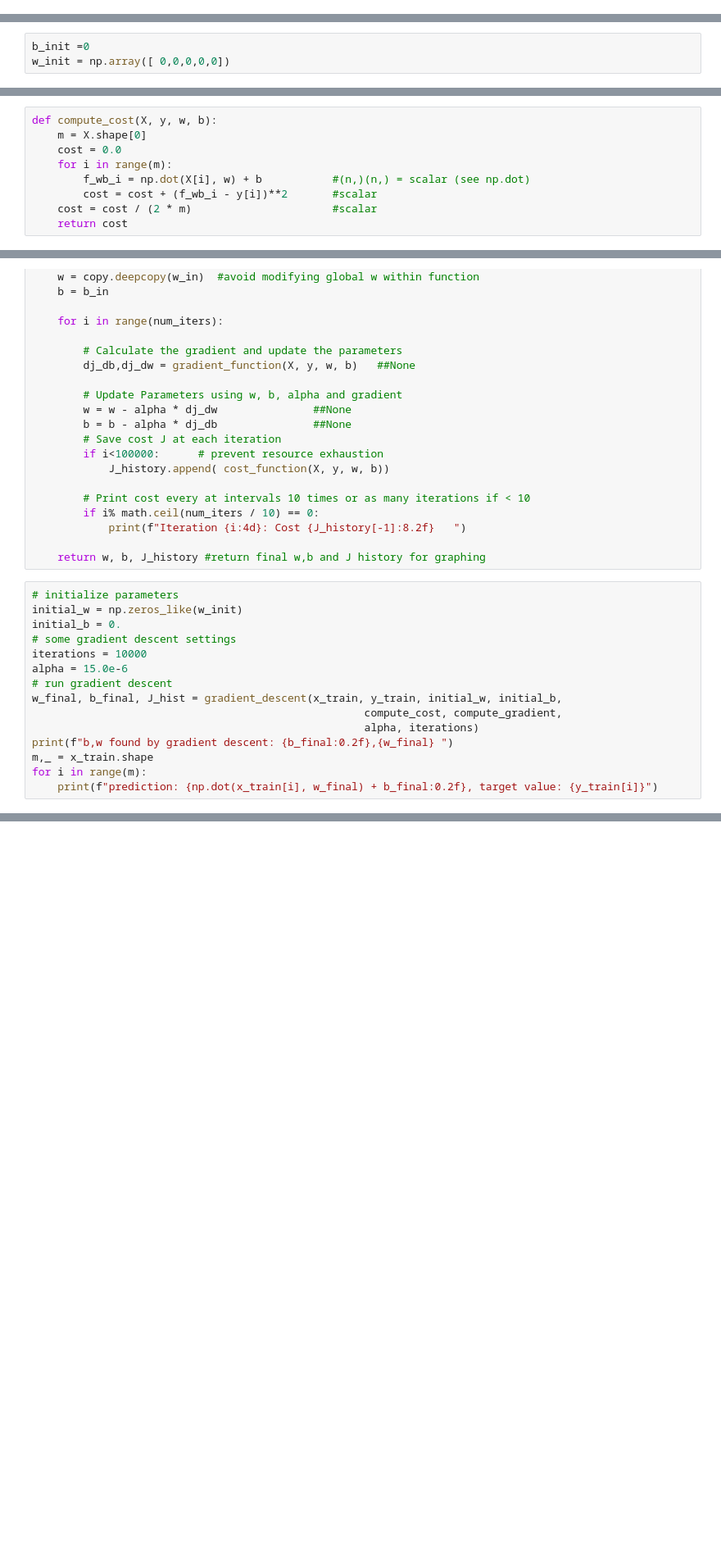
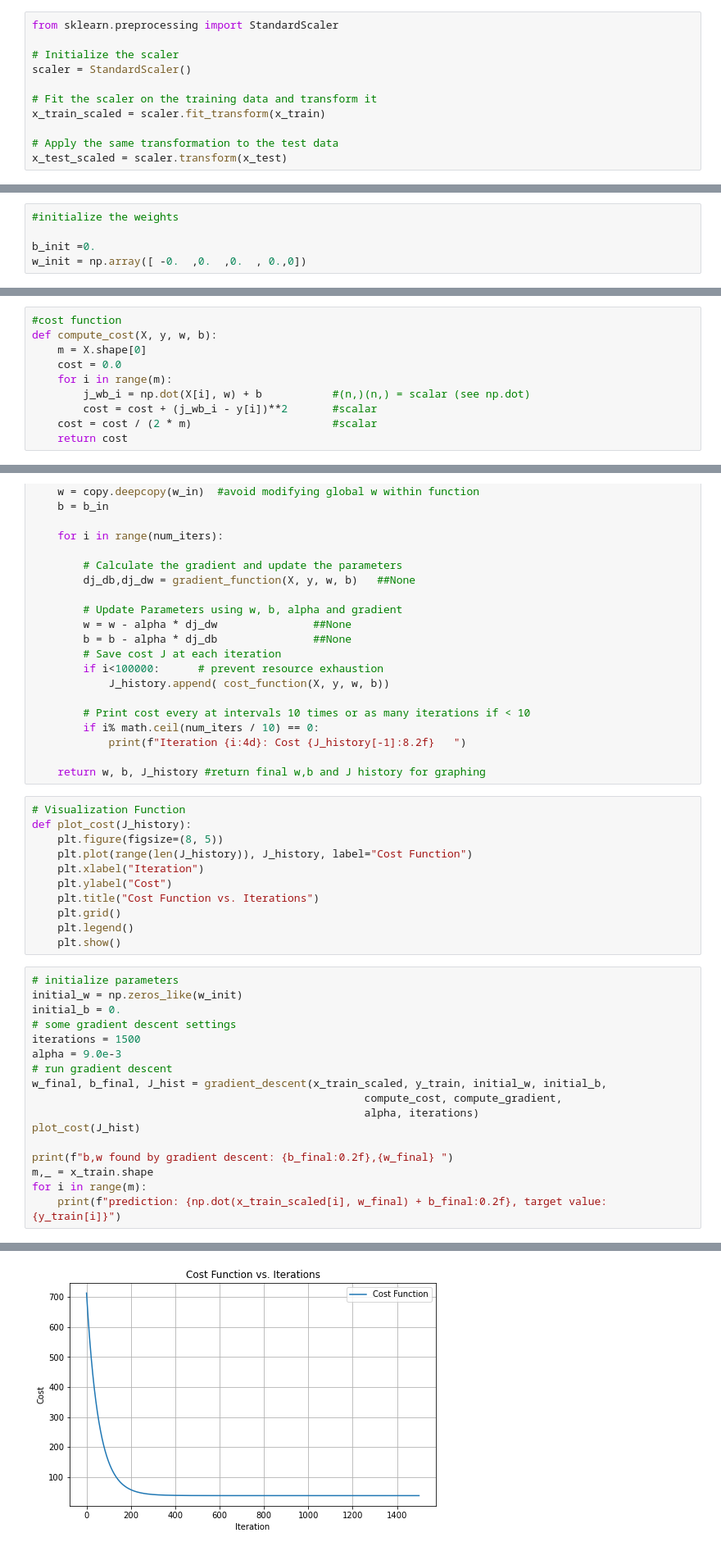
Before and after one commit to munsif-dev/Prediction-of-Concrete-Compressive-Strength, a Jupyter notebook: Concrete Compressive Strength/ML-Final-project.ipynb, the cells around one changed output, grey strips where cells are left out. Shown at 82% size. Saved outputs shown, nothing was run; the diff lists cells and outputs as text; blank space fills up the shorter version.

```diff
--- a/Concrete Compressive Strength/ML-Final-project.ipynb
+++ b/Concrete Compressive Strength/ML-Final-project.ipynb
@@ -232,6 +238,17 @@ There no missing values
 # %%
 from sklearn.model_selection import train_test_split
 x_train, x_test, y_train, y_test = train_test_split(x, y, test_size = 0.2, random_state = 42)
+# %%
+from sklearn.preprocessing import StandardScaler
+
+# Initialize the scaler
+scaler = StandardScaler()
+
+# Fit the scaler on the training data and transform it
+x_train_scaled = scaler.fit_transform(x_train)
+
+# Apply the same transformation to the test data
+x_test_scaled = scaler.transform(x_test)
 # %% [markdown]
 ## Train the model in linear regression
 # %%
@@ -240,6 +257,8 @@ x_train.shape
 # %% [output]
 (756, 5)
 # %%
-b_init =0
-w_init = np.array([ 0,0,0,0,0])
+#initialize the weights
+
+b_init =0.
+w_init = np.array([ -0.  ,0.  ,0.  , 0.,0])
 # %%
@@ -247,12 +267,13 @@ def predict(x, w, b):
     p = np.dot(x, w) + b
     return p
 # %%
+#cost function
 def compute_cost(X, y, w, b):
     m = X.shape[0]
     cost = 0.0
     for i in range(m):
-        f_wb_i = np.dot(X[i], w) + b           #(n,)(n,) = scalar (see np.dot)
-        cost = cost + (f_wb_i - y[i])**2       #scalar
+        j_wb_i = np.dot(X[i], w) + b           #(n,)(n,) = scalar (see np.dot)
+        cost = cost + (j_wb_i - y[i])**2       #scalar
     cost = cost / (2 * m)                      #scalar
     return cost
 # %%
@@ -295,19 +317,32 @@ def gradient_descent(X, y, w_in, b_in, cost_function, gradient_function, alpha,
             print(f"Iteration {i:4d}: Cost {J_history[-1]:8.2f}   ")
 
     return w, b, J_history #return final w,b and J history for graphing
+# %%
+# Visualization Function
+def plot_cost(J_history):
+    plt.figure(figsize=(8, 5))
+    plt.plot(range(len(J_history)), J_history, label="Cost Function")
+    plt.xlabel("Iteration")
+    plt.ylabel("Cost")
+    plt.title("Cost Function vs. Iterations")
+    plt.grid()
+    plt.legend()
+    plt.show()
 # %%
 # initialize parameters
 initial_w = np.zeros_like(w_init)
 initial_b = 0.
 # some gradient descent settings
-iterations = 10000
-alpha = 15.0e-6
+iterations = 1500
+alpha = 9.0e-3
 # run gradient descent
-w_final, b_final, J_hist = gradient_descent(x_train, y_train, initial_w, initial_b,
+w_final, b_final, J_hist = gradient_descent(x_train_scaled, y_train, initial_w, initial_b,
                                                     compute_cost, compute_gradient,
                                                     alpha, iterations)
+plot_cost(J_hist)
+
 print(f"b,w found by gradient descent: {b_final:0.2f},{w_final} ")
 m,_ = x_train.shape
 for i in range(m):
-    print(f"prediction: {np.dot(x_train[i], w_final) + b_final:0.2f}, target value: {y_train[i]}")
+    print(f"prediction: {np.dot(x_train_scaled[i], w_final) + b_final:0.2f}, target value: {y_train[i]}")
 # %% [output]
@@ -330,0 +359 @@ prediction: 61.07, target value: 77.29715436
+[figure, added]
```
Also changed, not shown: parts of 10 cells of this notebook.
